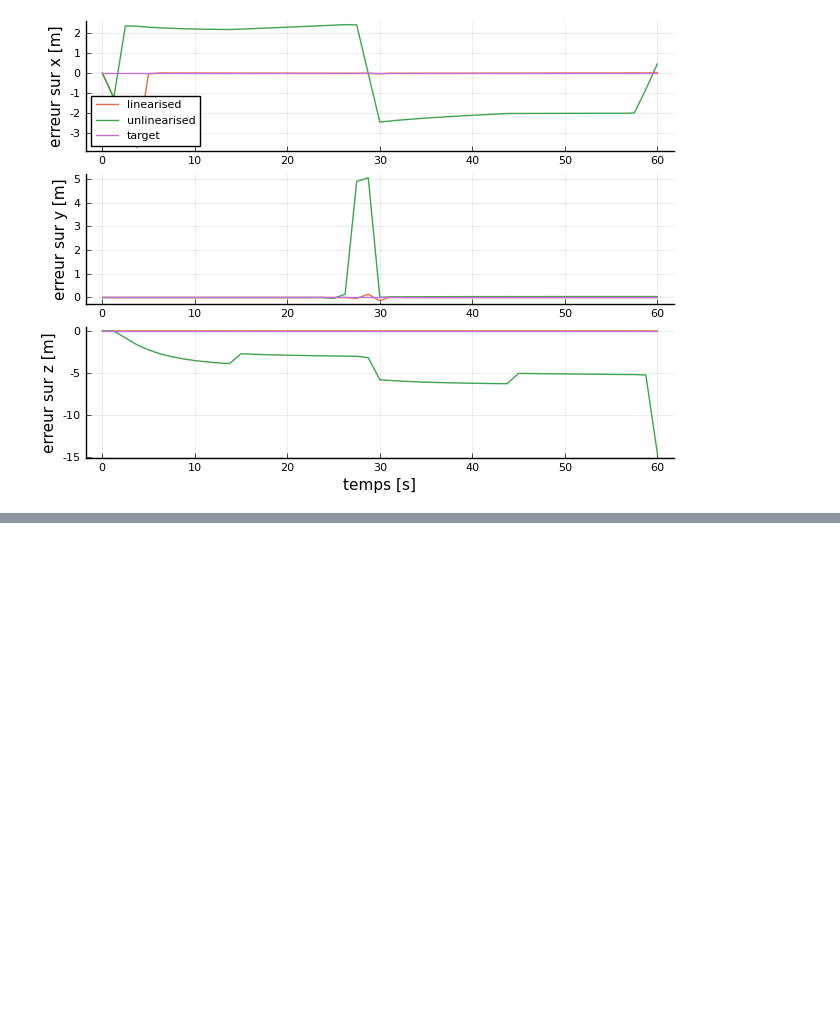
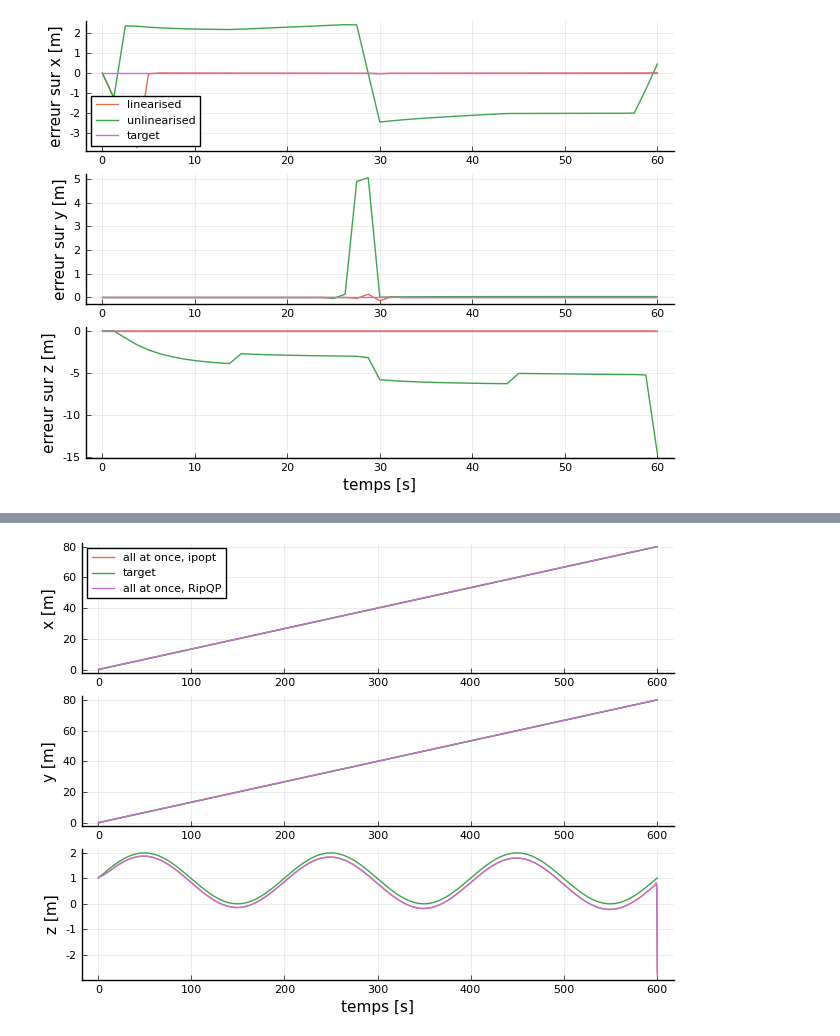
Before and after one commit to abherer-constant/MTH8408_projet, a Jupyter notebook: Showcase.ipynb, the cells around one changed output, grey strips where cells are left out. Saved outputs shown, nothing was run; the diff lists cells and outputs as text; code cells hidden in the pictures; blank space fills up the shorter version.

Commit message:
add perturbations to all at once algos

```diff
--- a/Showcase.ipynb
+++ b/Showcase.ipynb
@@ -53,0 +58,4 @@ target -> 0.0
+# %%
+traj_target = drone_trajectories["B_slow"]
+stats_ipopt = all_at_once_ipopt(traj_target)
+stats_ripqp = all_at_once_RipQP(traj_target)
@@ -53,0 +81,9 @@ target -> 0.0
+# %%
+trajectories = Dict([("target", traj_target)])
+
+_, trajectories["all at once, ipopt"] = sol_2_trajectory(stats_ipopt, traj_target)
+_, trajectories["all at once, RipQP"] = sol_2_trajectory(stats_ripqp, traj_target)
+
+plt_pos = plot_trajectory(trajectories)
+# %% [output]
+[figure, added]
```
Also changed, not shown: parts of 7 cells of this notebook, 6 other files.
